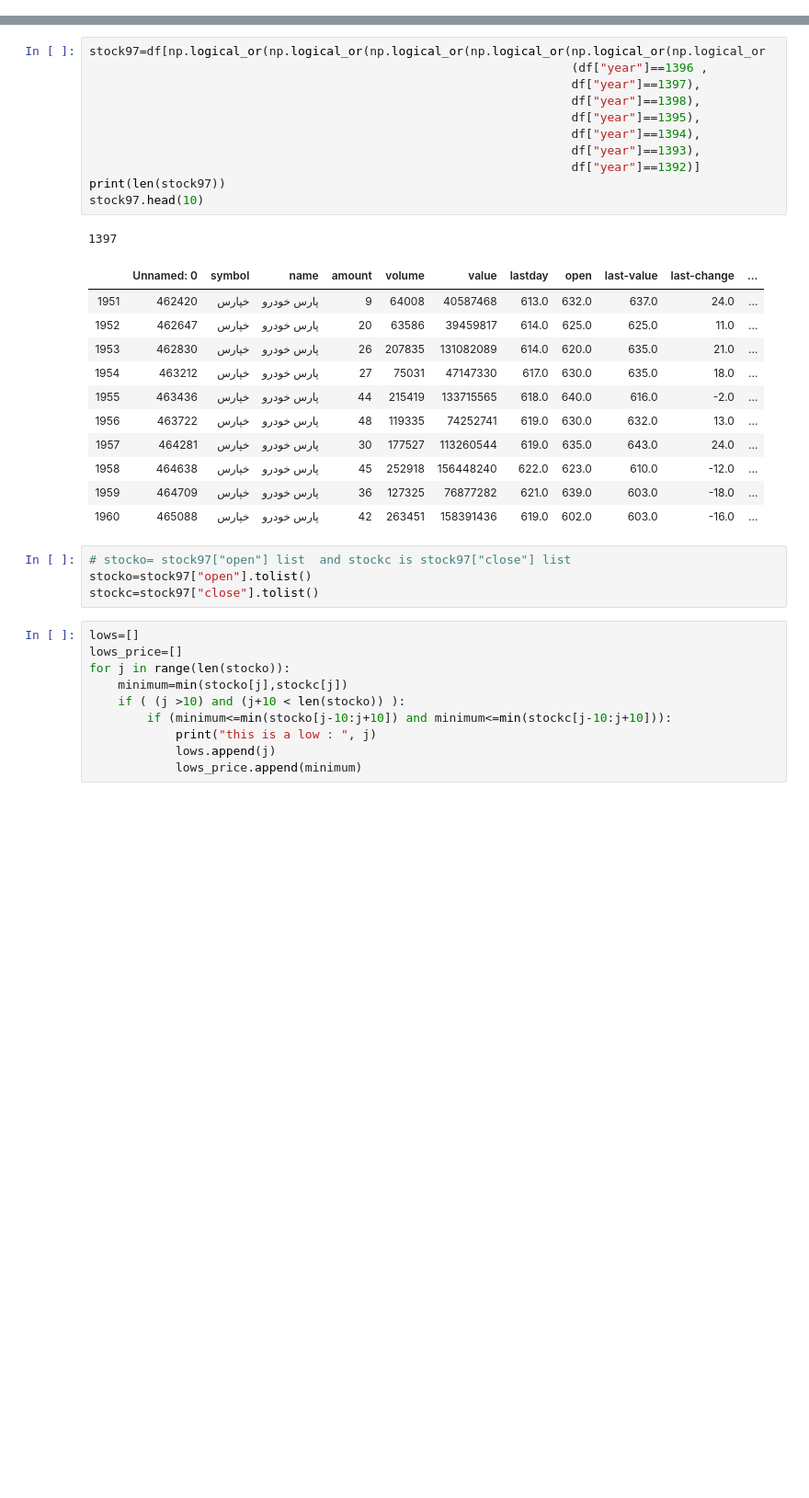
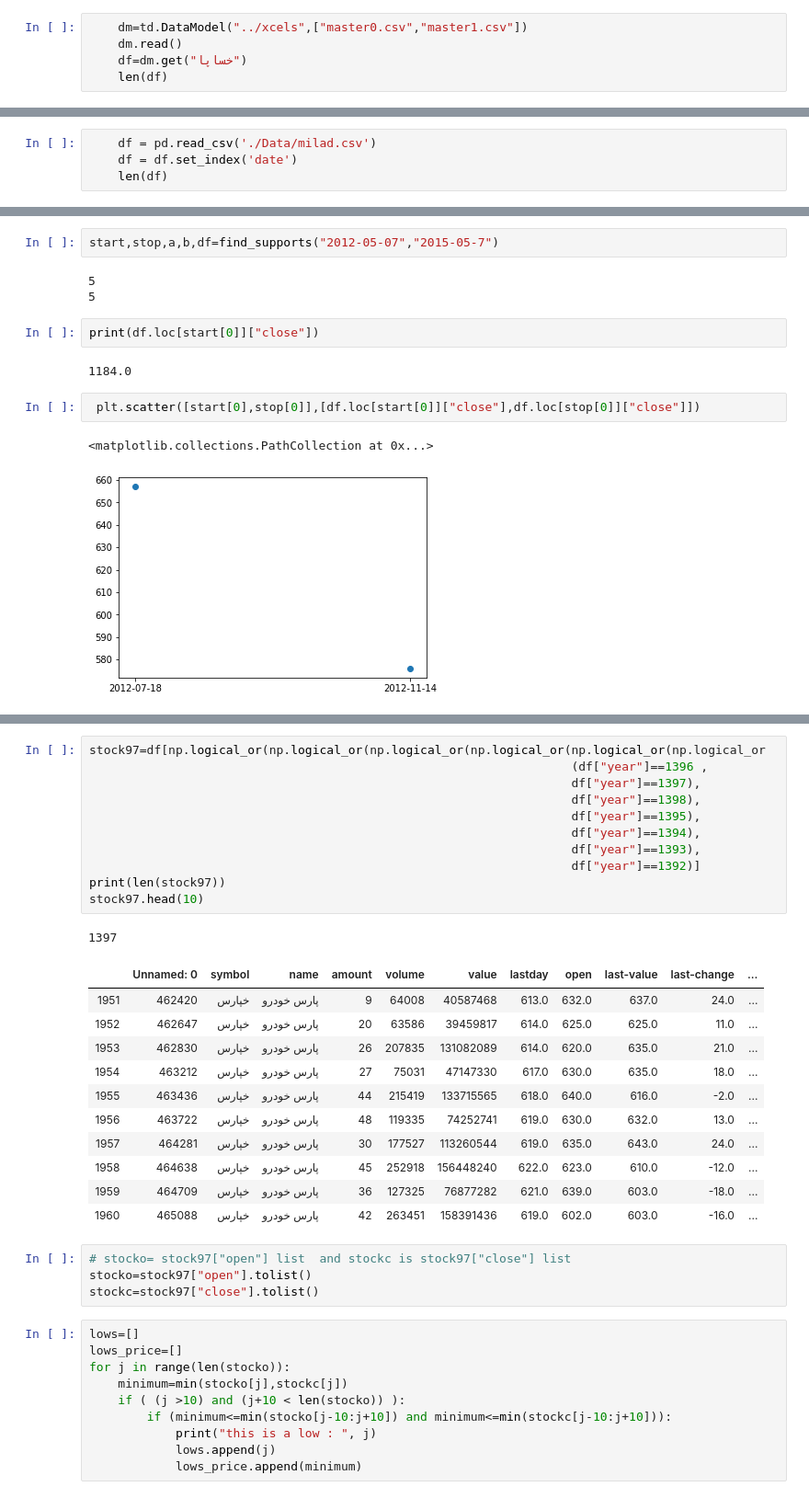
Before and after one commit to miladmirzazadeh/Parooo, a Jupyter notebook: Milads Notebook.ipynb, the cells around one changed output, grey strips where cells are left out. Shown at 92% size. Cells and saved outputs as stored; diff of their text form; blank space fills up the shorter version.

Commit message:
init the project
add basic models
trade model
TA model

```diff
--- a/Milads Notebook.ipynb
+++ b/Milads Notebook.ipynb
@@ -6,0 +10,5 @@ from math import pi
+# %%
+    dm=td.DataModel("../xcels",["master0.csv","master1.csv"])
+    dm.read()
+    df=dm.get("خساپا")
+    len(df)
@@ -6,0 +17,4 @@ from math import pi
+# %%
+    df = pd.read_csv('./Data/milad.csv')
+    df = df.set_index('date')
+    len(df)
@@ -6,0 +114,14 @@ from math import pi
+# %%
+start,stop,a,b,df=find_supports("2012-05-07","2015-05-7")
+# %% [output]
+5
+5
+# %%
+print(df.loc[start[0]]["close"])
+# %% [output]
+1184.0
+# %%
+ plt.scatter([start[0],stop[0]],[df.loc[start[0]]["close"],df.loc[stop[0]]["close"]])
+# %% [output]
+<matplotlib.collections.PathCollection at 0x...>
+[figure, added]
```
Also changed, not shown: parts of 16 cells of this notebook, 14 other files.
